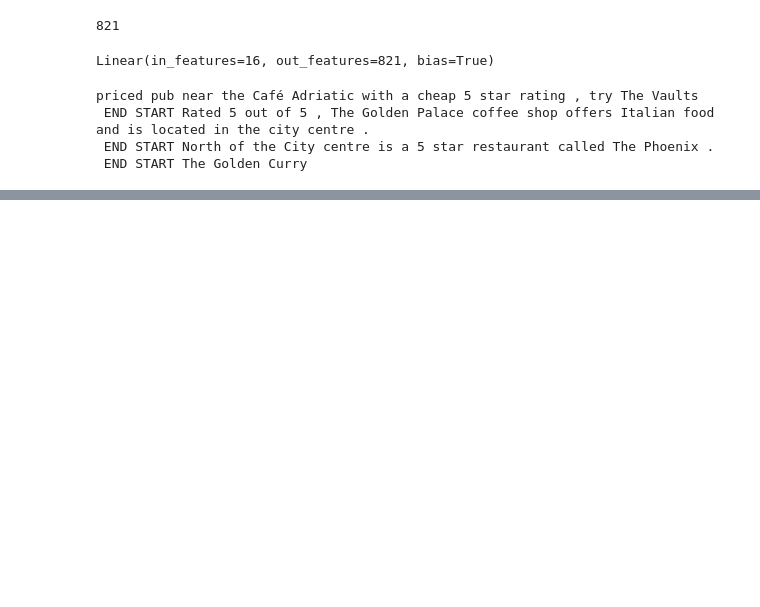
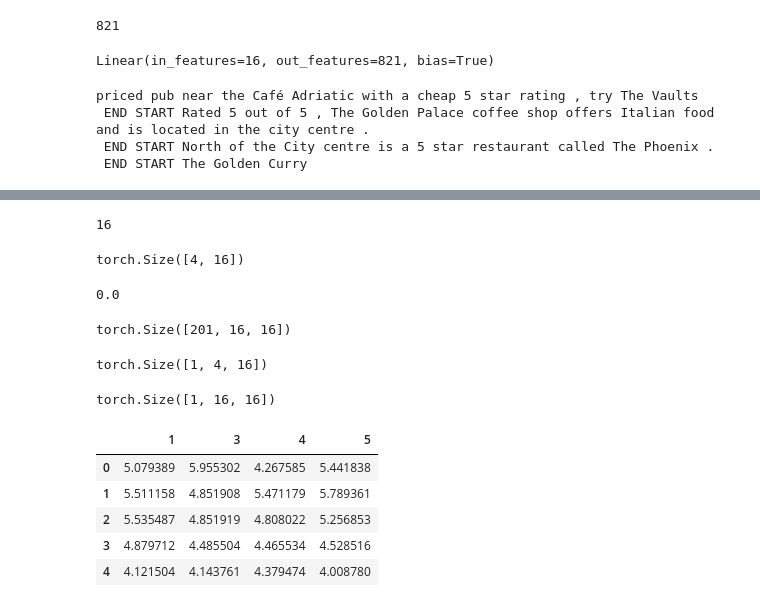
Before and after one commit to AmirZur/Diffusion-LM, a Jupyter notebook: transformers/examples/pytorch/language-modeling/playground.ipynb, the cells around one changed output, grey strips where cells are left out. Cells and saved outputs as stored; diff of their text form; code cells hidden in the pictures; blank space fills up the shorter version.

```diff
--- a/transformers/examples/pytorch/language-modeling/playground.ipynb
+++ b/transformers/examples/pytorch/language-modeling/playground.ipynb
@@ -198,0 +268,6 @@ priced pub near the Café Adriatic with a cheap 5 star rating , try The Vaults
+# %%
+length = len(parsed_sentence.split())
+print(length)
+sentence_tensors = tensors[:, :length, :]
+# %% [output]
+16
@@ -198,0 +278,25 @@ priced pub near the Café Adriatic with a cheap 5 star rating , try The Vaults
+# %%
+# NOTE: '2' is not in the vocabulary
+alternatives = ['1', '3', '4', '5']
+encoding_alternatives = encode(alternatives)
+encoding_alternatives.shape
+# %% [output]
+torch.Size([4, 16])
+# %%
+# NOTE: the final representation for '5' in the sentence is equal to the model's embedding
+# maybe there is some rounding step performed that I'm not catching...
+(tensor_5 - encoding_alternatives[-1]).norm().item()
+# %% [output]
+0.0
+# %%
+sentence_tensors.shape
+# %% [output]
+torch.Size([201, 16, 16])
+# %%
+encoding_alternatives.unsqueeze(0).shape
+# %% [output]
+torch.Size([1, 4, 16])
+# %%
+sentence_tensors[0].unsqueeze(0).shape
+# %% [output]
+torch.Size([1, 16, 16])
@@ -198,0 +308,10 @@ priced pub near the Café Adriatic with a cheap 5 star rating , try The Vaults
+# %%
+plot_data = pd.DataFrame(data=dist_to_alternatives, columns=alternatives)
+plot_data.head()
+# %% [output]
+|  | 1 | 3 | 4 | 5 |
+| 0 | 5.079389 | 5.955302 | 4.267585 | 5.441838 |
+| 1 | 5.511158 | 4.851908 | 5.471179 | 5.789361 |
+| 2 | 5.535487 | 4.851919 | 4.808022 | 5.256853 |
+| 3 | 4.879712 | 4.485504 | 4.465534 | 4.528516 |
+| 4 | 4.121504 | 4.143761 | 4.379474 | 4.008780 |
```
Also changed, not shown: parts of 22 cells of this notebook.
